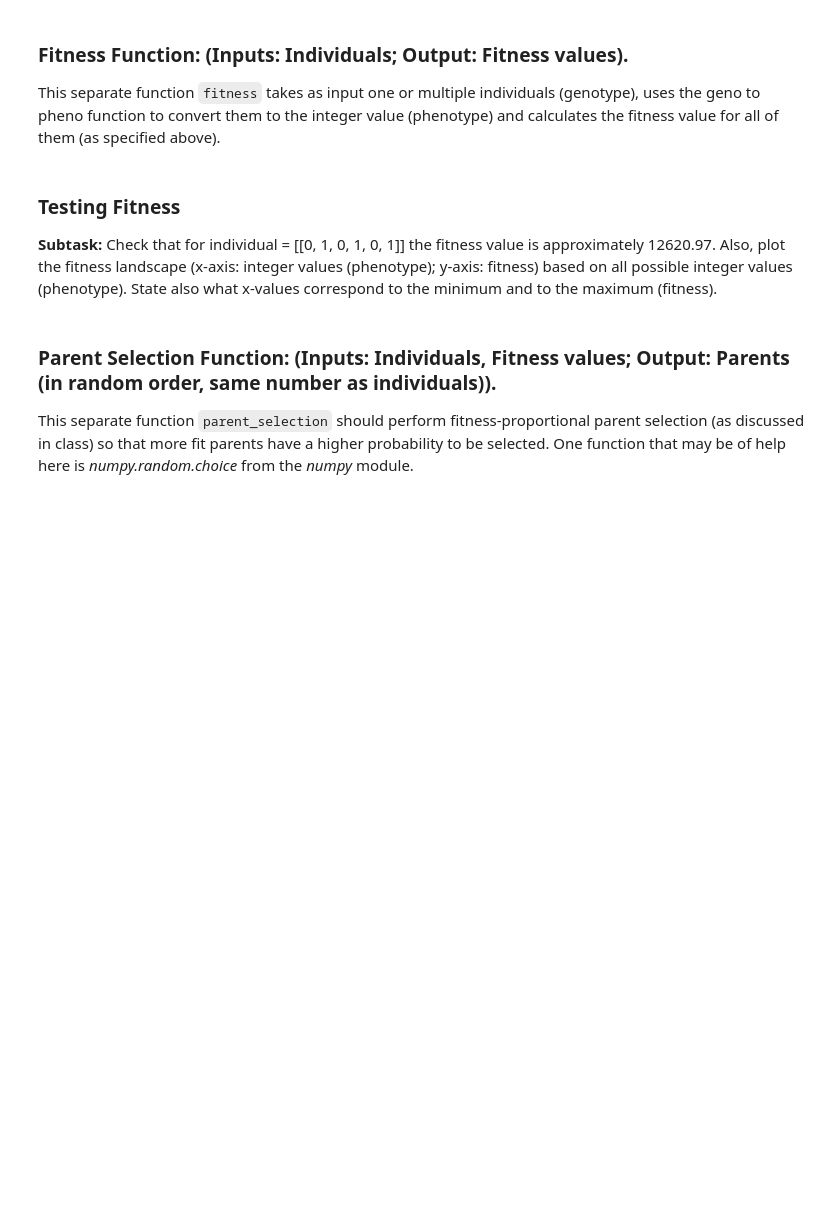
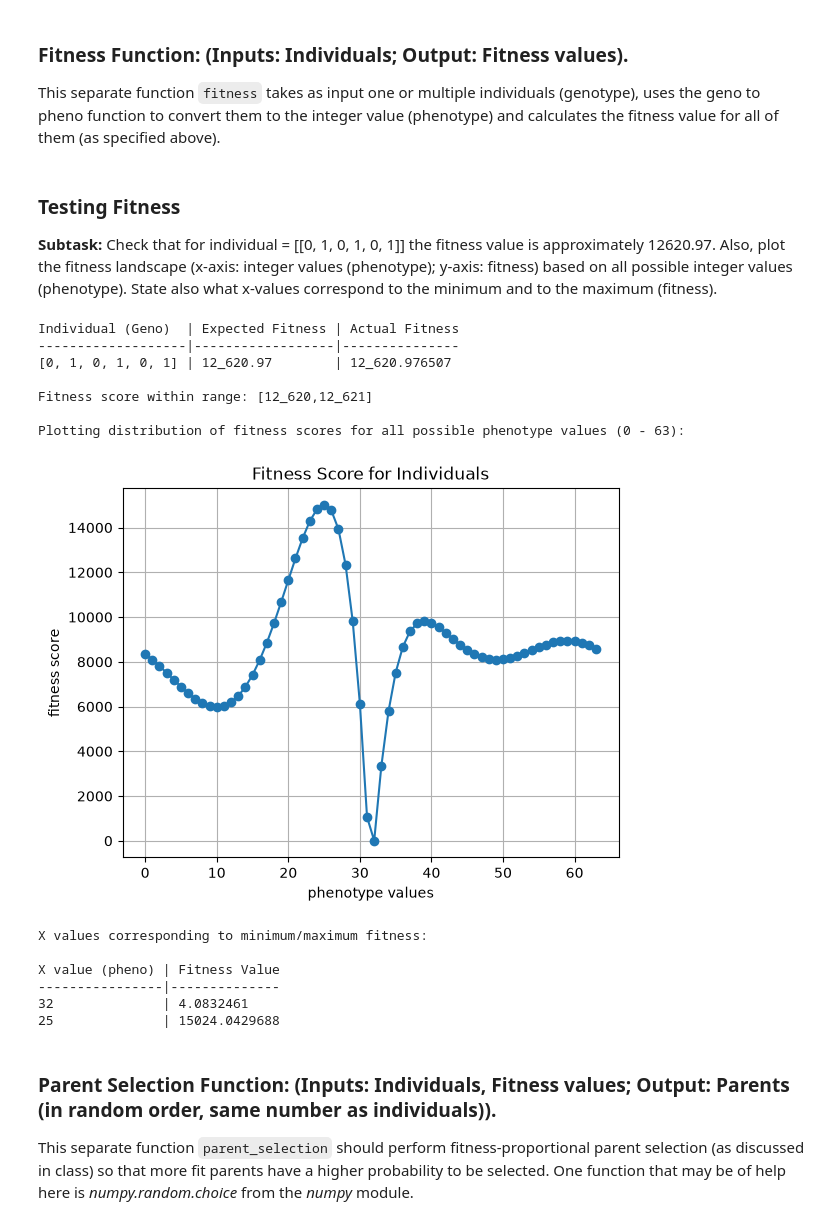
Before and after one commit to kormakursnorra/MachineLearningRepo, a Jupyter notebook: Project2/src/task1.ipynb, the cells around one changed output. Saved outputs shown, nothing was run; the diff lists cells and outputs as text; code cells hidden in the pictures; blank space fills up the shorter version.

```diff
--- a/Project2/src/task1.ipynb
+++ b/Project2/src/task1.ipynb
@@ -111,19 +120,53 @@ def fitness( individuals: list[list[int]] ) -> list[float]:
 
 **Subtask:** Check that for individual = [[0, 1, 0, 1, 0, 1]] the fitness value is approximately 12620.97. Also, plot the fitness landscape (x-axis: integer values (phenotype); y-axis: fitness) based on all possible integer values (phenotype). State also what x-values correspond to the minimum and to the maximum (fitness).
 # %%
+def fitness_subtask( individual: list[list[int]], samples: int ):
+    """Performs subtask"""
+    expected = 12_620.97
+    fitness_value = fitness(individual)
 
-def fitness_test( samples: int=64 ) -> tuple[list[int], list[float], float, float]:
-    x_range = list(range(samples))
-    fitness_values = fitness(pheno_to_geno(x_range))
+    print(f"Individual (Geno){"":<1} | Expected Fitness | Actual Fitness ")
+    print("-" * 19 + "|" + "-" * 18 + "|" + "-" * 15)
+    print(f"{individual[0]} | {expected:_} {"":<6} | {fitness_value[0]:_.6f}\n")
+
+    if 12_620 <= fitness_value[0] <= 12_621:
+        print(f"Fitness score within range: [{12_620:_},{12_621:_}]\n")
+    else:
+        print(f"Fitness score not within range: [{12_620:_},{12_621:_}]\n")
+
+    print(f"Plotting distribution of fitness scores for all possible phenotype values (0 - 63):")
+    x_vals = list(range(samples))
+    fitness_values = fitness(pheno_to_geno(x_vals))
+
     x_min = np.argmin(fitness_values)
     x_max = np.argmax(fitness_values)
-    return x_range, fitness_values, x_min, x_max
 
-x_vals, y_vals, x_min, x_max = fitness_test(64)
+    plt.plot(x_vals, fitness_values, marker='o')
+    plt.title("Fitness Score for Individuals")
+    plt.xlabel("phenotype values")
+    plt.ylabel("fitness score")
+    plt.grid(True)
+    plt.show()
 
-plt.plot(x_vals, y_vals, marker='o')
-plt.title("Fitness Levels for Individuals")
-plt.xlabel("phenotype values")
-plt.ylabel("fitness value")
-plt.grid(True)
-plt.show()
+    print("X values corresponding to minimum/maximum fitness:\n")
+    print("X value (pheno) | Fitness Value")
+    print("-" * 16 + "|" + "-" * 14)
+    print(f"{x_min:<15} | {fitness_values[x_min]:.7f}")
+    print(f"{x_max:<15} | {fitness_values[x_max]:.7f}")
+
+fitness_subtask([[0, 1, 0, 1, 0, 1]], 64)
+# %% [output]
+Individual (Geno)  | Expected Fitness | Actual Fitness
+-------------------|------------------|---------------
+[0, 1, 0, 1, 0, 1] | 12_620.97        | 12_620.976507
+
+Fitness score within range: [12_620,12_621]
+
+Plotting distribution of fitness scores for all possible phenotype values (0 - 63):
+[figure, added]
+X values corresponding to minimum/maximum fitness:
+
+X value (pheno) | Fitness Value
+----------------|--------------
+32              | 4.0832461
+25              | 15024.0429688
```
Also changed, not shown: parts of 14 cells of this notebook.
